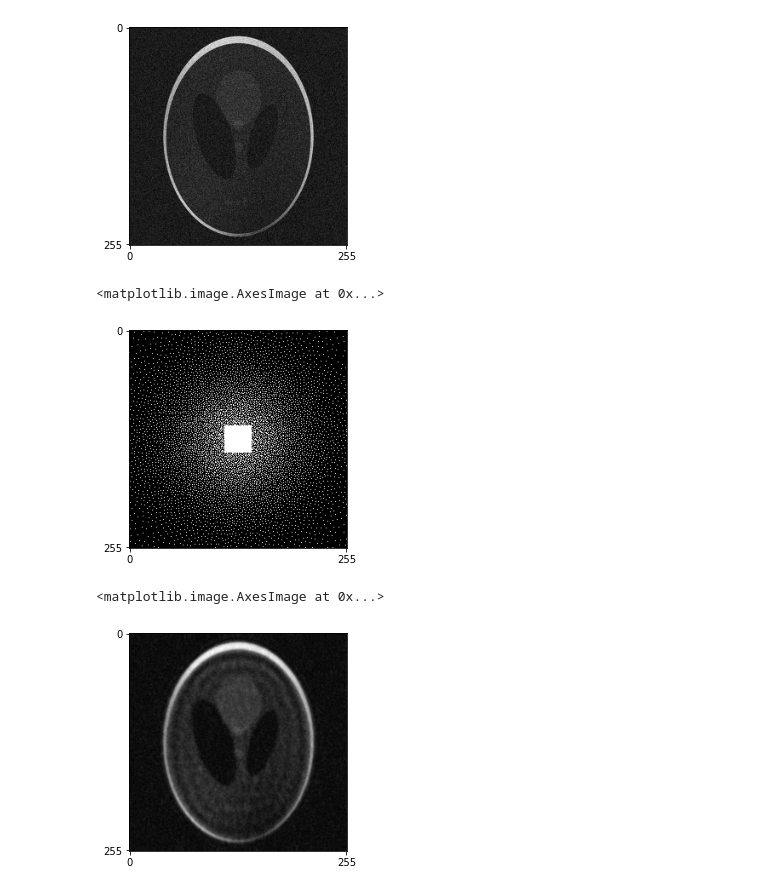
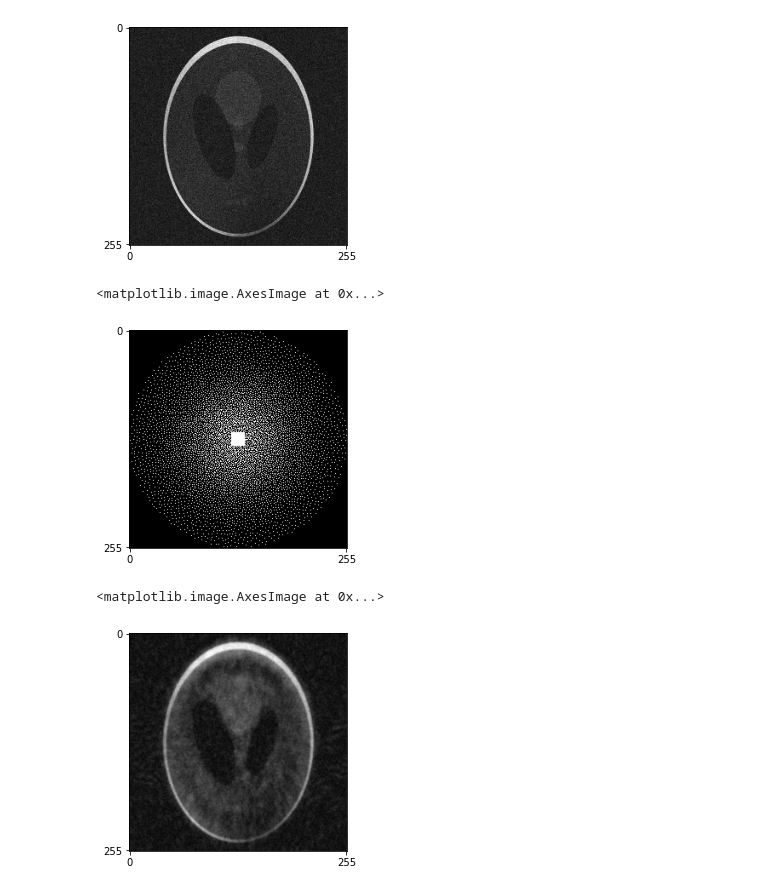
Before and after one commit to gopal-nataraj/bart-webinars, a Jupyter notebook: webinar4/demo.ipynb, the cells around one changed output. Cells and saved outputs as stored; diff of their text form; code cells hidden in the pictures.

```diff
--- a/webinar4/demo.ipynb
+++ b/webinar4/demo.ipynb
@@ -32,20 +33,20 @@ ax.imshow(abs(im_ful_rss), cmap='gray')
 <matplotlib.image.AxesImage at 0x...>
 [figure]
 # %%
-# construct poisson-disk undersampling mask
+# construct poisson-disk undersampling mask (todo: samples shifted onto cartesian grid?)
 acc_y = 1.5
 acc_z = 1.5
-calib_dim = 32
+calib_dim = 16
 mask_args = (nkyz, nkyz, acc_y, acc_z, calib_dim)
-mask = bart.bart(1, 'poisson -Y {} -Z {} -y {} -z {} -C {} -v'.format(*mask_args))
+mask = bart.bart(1, 'poisson -Y {} -Z {} -y {} -z {} -C {} -v -e'.format(*mask_args))
 mask = mask.reshape(nkyz, nkyz)
 
 _, ax = plt.subplots()
 ax.set_xticks([0, nkyz-1])
 ax.set_yticks([0, nkyz-1])
 ax.imshow(abs(mask), cmap='gray')
 # %% [output]
 <matplotlib.image.AxesImage at 0x...>
-[figure, old version]
+[figure, new version]
 # %%
 # apply mask to fully-sampled data
@@ -53,6 +54,6 @@ ksp = bart.bart(1, 'fmac', ksp_ful, mask)
 # %%
-# check effect of masking on root-sum-of-squares recon
-im_coil = bart.bart(1, 'fft -i -u $(bart bitmask 0 1 2)', ksp)
+# check effect of masking via simple zero-filled reconstruction
+im_coil = bart.bart(1, 'fft -i -u $(bart bitmask 0 1)', ksp)
 im_rss = bart.bart(1, 'rss $(bart bitmask 3)', im_coil)
 
 _, ax = plt.subplots()
@@ -61,4 +62,4 @@ ax.set_yticks([0, nkyz-1])
 ax.imshow(abs(im_rss), cmap='gray')
 # %% [output]
 <matplotlib.image.AxesImage at 0x...>
-[figure, old version]
+[figure, new version]
```
Also changed, not shown: parts of 6 cells of this notebook.
